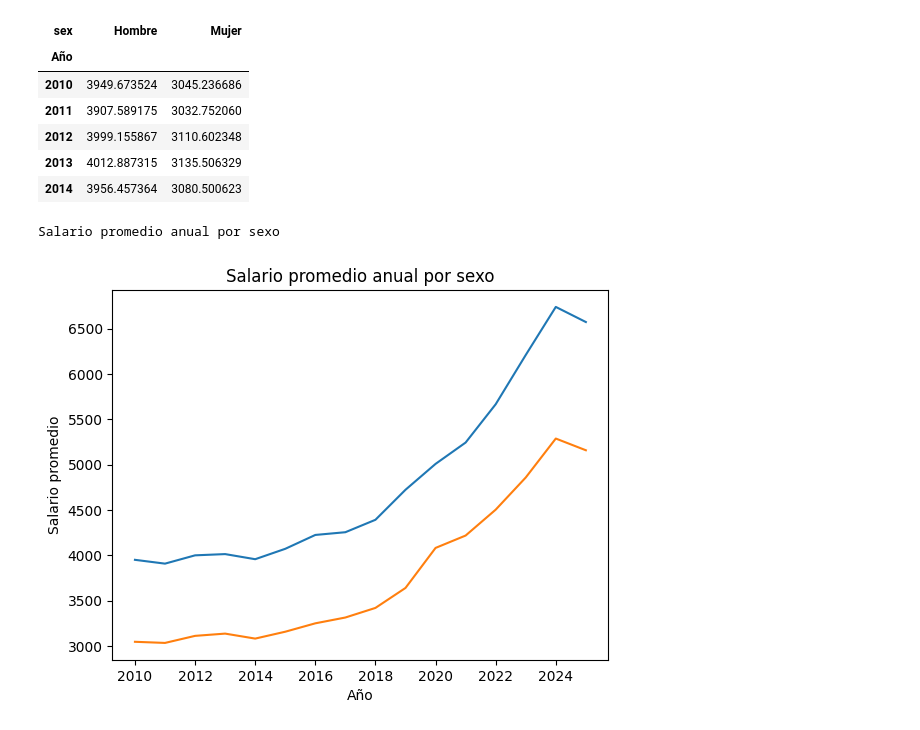
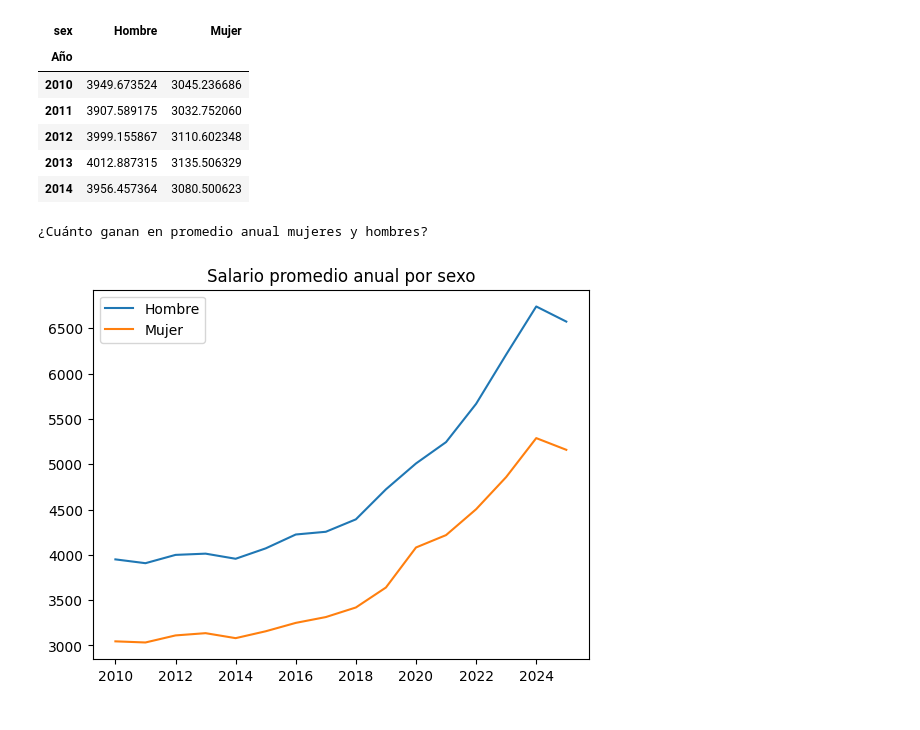
Before and after one commit to Monserrat-Vil/brecha_salarial, a Jupyter notebook: 1_gender-wagegap_fullanalysis.ipynb, the cells around one changed output. Drawn from its saved outputs; the diff is of its cells as text; code cells hidden in the pictures.

```diff
--- a/1_gender-wagegap_fullanalysis.ipynb
+++ b/1_gender-wagegap_fullanalysis.ipynb
@@ -176,17 +176,30 @@ salario_anual.head()
 | 2012 | 3999.155867 | 3110.602348 |
 | 2013 | 4012.887315 | 3135.506329 |
 | 2014 | 3956.457364 | 3080.500623 |
+# %%
+salario_anual["brecha_abs"]=(
+    salario_anual["Hombre"] - salario_anual["Mujer"]
+)
 # %%
 import matplotlib.pyplot as plt
 import seaborn as sns
 
-print("Salario promedio anual por sexo")
+print("¿Cuánto ganan en promedio anual mujeres y hombres?")
 plt.figure()
 plt.title("Salario promedio anual por sexo")
-plt.plot(salario_anual)
-plt.xlabel("Año")
-plt.ylabel("Salario promedio")
+plt.plot(
+    salario_anual.index,
+    salario_anual["Hombre"],
+    label="Hombre",
+    )
+plt.plot(
+    salario_anual.index,
+    salario_anual["Mujer"],
+    label="Mujer",
+)
+
+plt.legend()
 plt.show()
 # %% [output]
-Salario promedio anual por sexo
+¿Cuánto ganan en promedio anual mujeres y hombres?
-[figure, old version]
+[figure, new version]
```
Also changed, not shown: parts of 3 cells of this notebook.
